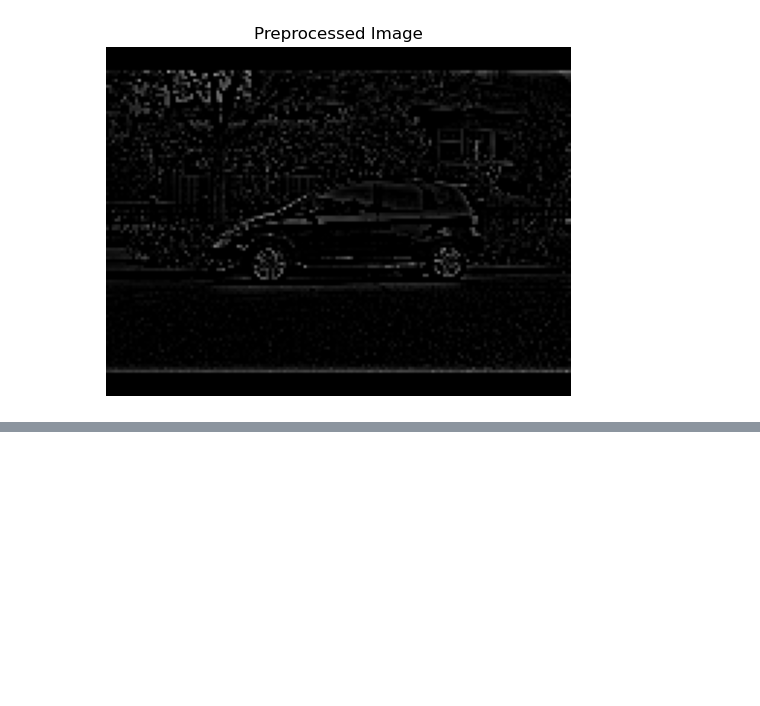
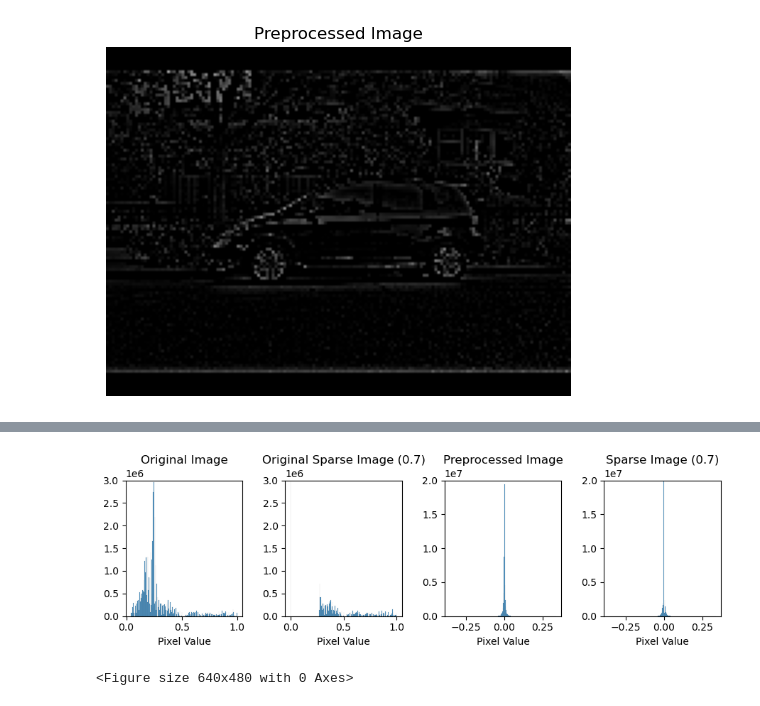
Before and after one commit to LiaNimmermann/Visualization-Notebooks, a Jupyter notebook: Processed-Images/Preprocessing-Visualization-Cleaned.ipynb, the cells around one changed output, grey strips where cells are left out. Saved outputs shown, nothing was run; the diff lists cells and outputs as text; code cells hidden in the pictures; blank space fills up the shorter version.

```diff
--- a/Processed-Images/Preprocessing-Visualization-Cleaned.ipynb
+++ b/Processed-Images/Preprocessing-Visualization-Cleaned.ipynb
@@ -109,9 +109,9 @@ def save_image_rgb(image_tensor, where, image_name, channels, savepath, single_c
     # img_norm = image_tensor / torch.max(image_tensor)
     axarr[0][0].imshow(img_norm.detach().cpu().permute(1, 2, 0))
     axarr[0][1].imshow(img_norm[0].detach().cpu(), cmap=cmap_R)
-    vutils.save_image(img_norm, "" + savepath + "/" + image_name + "-RGB.pdf")
+    vutils.save_image(img_norm, "" + savepath + "/" + image_name + "-RGB.png")
     if single_channel_images:
-        mpimage.imsave("" + savepath + "/" + image_name + "-r.pdf", img_norm[0].detach().cpu(), cmap=cmap_R,
+        mpimage.imsave("" + savepath + "/" + image_name + "-r.png", img_norm[0].detach().cpu(), cmap=cmap_R,
                    vmin=-boundary_red, vmax=boundary_red)
 
     if channels > 1 and single_channel_images:
@@ -119,9 +119,9 @@ def save_image_rgb(image_tensor, where, image_name, channels, savepath, single_c
         boundary_blue = max(torch.max(image_tensor[2]), -torch.min(image_tensor[2]))
         axarr[0][2].imshow(img_norm[1].detach().cpu(), cmap=cmap_G)
         axarr[0][3].imshow(img_norm[2].detach().cpu(), cmap=cmap_B)
-        mpimage.imsave("" + savepath + "/" + image_name + "-g.pdf", img_norm[1].detach().cpu(), cmap=cmap_G,
+        mpimage.imsave("" + savepath + "/" + image_name + "-g.png", img_norm[1].detach().cpu(), cmap=cmap_G,
                        vmin=-boundary_green, vmax=boundary_green)
-        mpimage.imsave("" + savepath + "/" + image_name + "-b.pdf", img_norm[2].detach().cpu(), cmap=cmap_B,
+        mpimage.imsave("" + savepath + "/" + image_name + "-b.png", img_norm[2].detach().cpu(), cmap=cmap_B,
                        vmin=-boundary_blue, vmax=boundary_blue)
 
     plt.close()
@@ -504,0 +502,5 @@ plot_value_distribution(original_sparse, title="Original Image with 50% Sparsity
+# %%
+
+original_sparse = sparse_module_07(original_tensor)
+result = visualize_preprocessing(path, blur_module_bw, sparse_module_00)
+result_sparse_07 = visualize_preprocessing(path, blur_module_bw, sparse_module_07)
@@ -504,0 +513,34 @@ plot_value_distribution(original_sparse, title="Original Image with 50% Sparsity
+# %%
+# plot distributions of original image, original sparse, preprocessed image and sparse image with sparsity 0.7 in one row with shared y-axis
+plt.figure(figsize=(9, 3))
+plt.subplot(1, 4, 1)
+sns.histplot(original_tensor.cpu().numpy().flatten(), bins=256)
+plt.title("Original Image")
+plt.xlabel("Pixel Value")
+plt.ylim(0, 3000000)
+plt.ylabel("")
+plt.subplot(1, 4, 2)
+sns.histplot(original_sparse.cpu().numpy().flatten(), bins=256)
+plt.title("Original Sparse Image (0.7)")
+plt.xlabel("Pixel Value")
+plt.ylim(0, 3000000)
+plt.ylabel("")
+plt.subplot(1, 4, 3)
+sns.histplot(result.cpu().numpy().flatten(), bins=256)
+plt.title("Preprocessed Image")
+plt.xlabel("Pixel Value")
+plt.ylim(0, 20000000)
+plt.ylabel("")
+plt.subplot(1, 4, 4)
+sns.histplot(result_sparse_07.cpu().numpy().flatten(), bins=256)
+plt.title("Sparse Image (0.7)")
+plt.xlabel("Pixel Value")
+plt.ylim(0, 20000000)
+plt.ylabel("")
+plt.tight_layout()
+
+plt.savefig("C:\\Users\\dekav\\VSC-Code\\Visualization-Notebooks\\Figure-PDFs\\value_distribution_comparison.pdf", bbox_inches='tight')
+plt.show()
+# %% [output]
+[figure, added]
+<Figure size 640x480 with 0 Axes>
```
Also changed, not shown: parts of 12 cells of this notebook, 13 other files.
